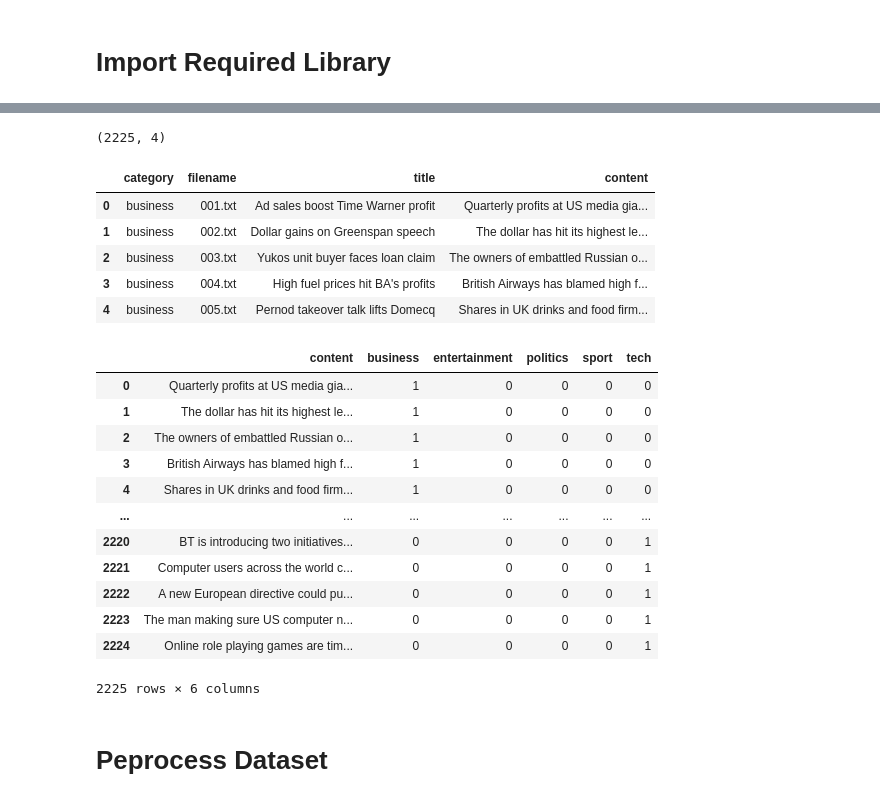
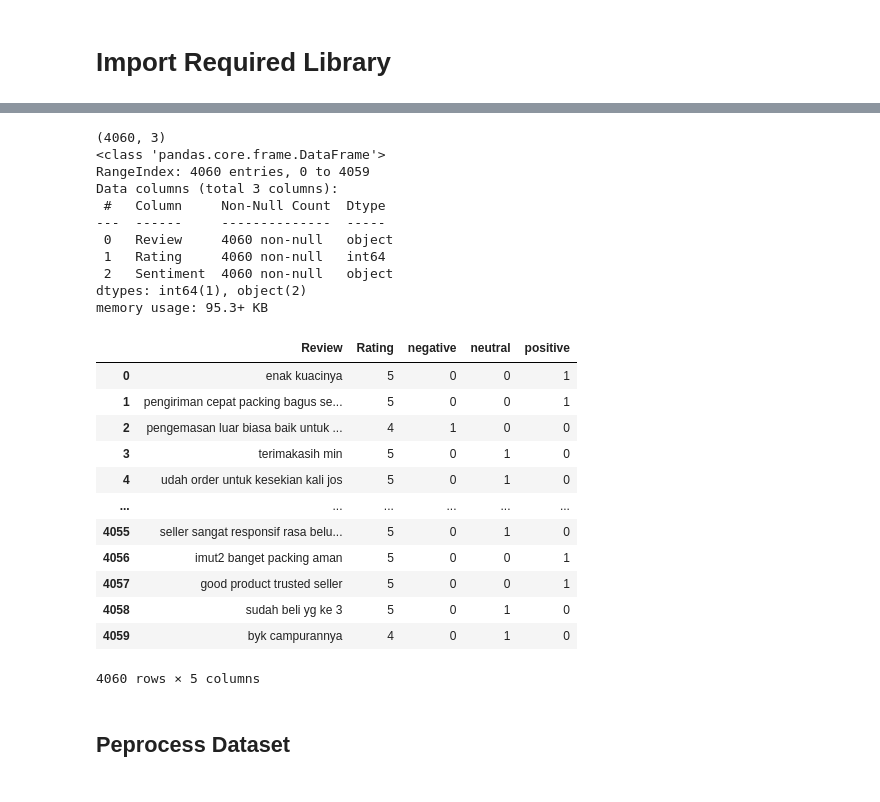
Before and after one commit to H4rfu1/ML-project-TokoLitik-tim-Undagi, a Jupyter notebook: Response/MainProject.ipynb, the cells around one changed output, grey strips where cells are left out. Cells and saved outputs as stored; diff of their text form; code cells hidden in the pictures.

```diff
--- a/Response/MainProject.ipynb
+++ b/Response/MainProject.ipynb
@@ -60,0 +31,4 @@ df = pd.read_csv('files/bbc-news-data.csv',sep='\t')
+# %%
+#dataset from crawling process
+df = pd.read_csv('/content/dataset_review_tokped_labelled.csv')
+df
@@ -65,38 +58,38 @@ df = pd.read_csv('files/bbc-news-data.csv',sep='\t')
 print(df.shape)
 
 #to look the header of dataset
-df.head()
+df.info()
 # %% [output]
-(2225, 4)
+(4060, 3)
+<class 'pandas.core.frame.DataFrame'>
+RangeIndex: 4060 entries, 0 to 4059
+Data columns (total 3 columns):
+ #   Column     Non-Null Count  Dtype
+---  ------     --------------  -----
+ 0   Review     4060 non-null   object
+ 1   Rating     4060 non-null   int64
+ 2   Sentiment  4060 non-null   object
+dtypes: int64(1), object(2)
+memory usage: 95.3+ KB
-|  | category | filename | title | content |
-| 0 | business | 001.txt | Ad sales boost Time Warner profit | Quarterly profits at US media gia... |
-| 1 | business | 002.txt | Dollar gains on Greenspan speech | The dollar has hit its highest le... |
-| 2 | business | 003.txt | Yukos unit buyer faces loan claim | The owners of embattled Russian o... |
-| 3 | business | 004.txt | High fuel prices hit BA's profits | British Airways has blamed high f... |
-| 4 | business | 005.txt | Pernod takeover talk lifts Domecq | Shares in UK drinks and food firm... |
 # %%
-#drop unecesary column
-df = df.drop(columns=['filename'])
-df = df.drop(columns=['title'])
-
 #separate column category and add value to it
-category = pd.get_dummies(df.category)
+category = pd.get_dummies(df.Sentiment)
 df_new = pd.concat([df, category], axis=1)
-df_new = df_new.drop(columns='category')
+df_new = df_new.drop(columns='Sentiment')
 df_new
 # %% [output]
-|  | content | business | entertainment | politics | sport | tech |
-| 0 | Quarterly profits at US media gia... | 1 | 0 | 0 | 0 | 0 |
-| 1 | The dollar has hit its highest le... | 1 | 0 | 0 | 0 | 0 |
-| 2 | The owners of embattled Russian o... | 1 | 0 | 0 | 0 | 0 |
-| 3 | British Airways has blamed high f... | 1 | 0 | 0 | 0 | 0 |
-| 4 | Shares in UK drinks and food firm... | 1 | 0 | 0 | 0 | 0 |
-| ... | ... | ... | ... | ... | ... | ... |
-| 2220 | BT is introducing two initiatives... | 0 | 0 | 0 | 0 | 1 |
-| 2221 | Computer users across the world c... | 0 | 0 | 0 | 0 | 1 |
-| 2222 | A new European directive could pu... | 0 | 0 | 0 | 0 | 1 |
-| 2223 | The man making sure US computer n... | 0 | 0 | 0 | 0 | 1 |
-| 2224 | Online role playing games are tim... | 0 | 0 | 0 | 0 | 1 |
+|  | Review | Rating | negative | neutral | positive |
+| 0 | enak kuacinya | 5 | 0 | 0 | 1 |
+| 1 | pengiriman cepat packing bagus se... | 5 | 0 | 0 | 1 |
+| 2 | pengemasan luar biasa baik untuk ... | 4 | 1 | 0 | 0 |
+| 3 | terimakasih min | 5 | 0 | 1 | 0 |
+| 4 | udah order untuk kesekian kali jos | 5 | 0 | 1 | 0 |
+| ... | ... | ... | ... | ... | ... |
+| 4055 | seller sangat responsif rasa belu... | 5 | 0 | 1 | 0 |
+| 4056 | imut2 banget packing aman | 5 | 0 | 0 | 1 |
+| 4057 | good product trusted seller | 5 | 0 | 0 | 1 |
+| 4058 | sudah beli yg ke 3 | 5 | 0 | 1 | 0 |
+| 4059 | byk campurannya | 4 | 0 | 1 | 0 |
-2225 rows × 6 columns
+4060 rows × 5 columns
 # %% [markdown]
-# Peprocess Dataset
+## Peprocess Dataset
```
Also changed, not shown: parts of 55 cells of this notebook.
